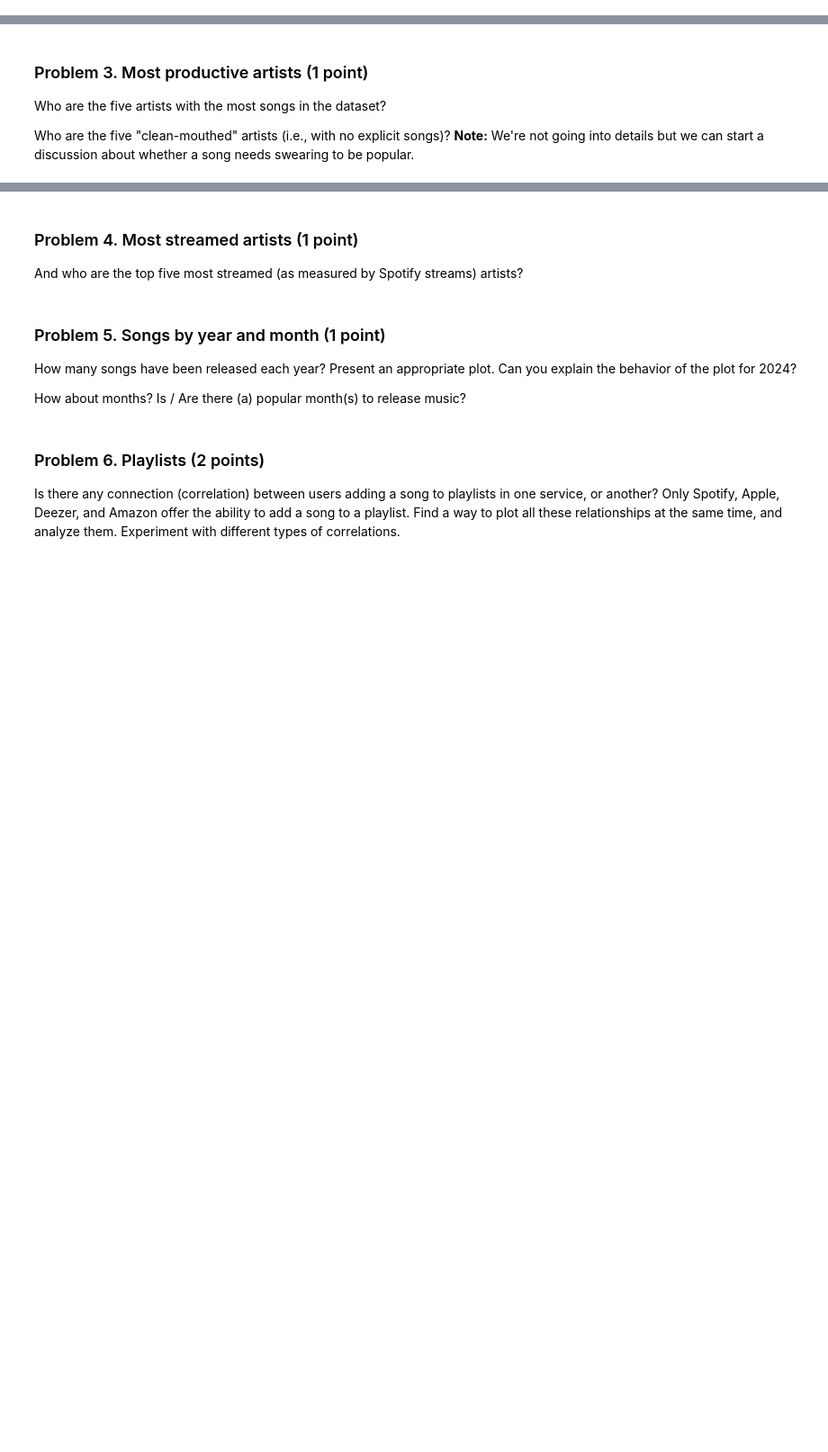
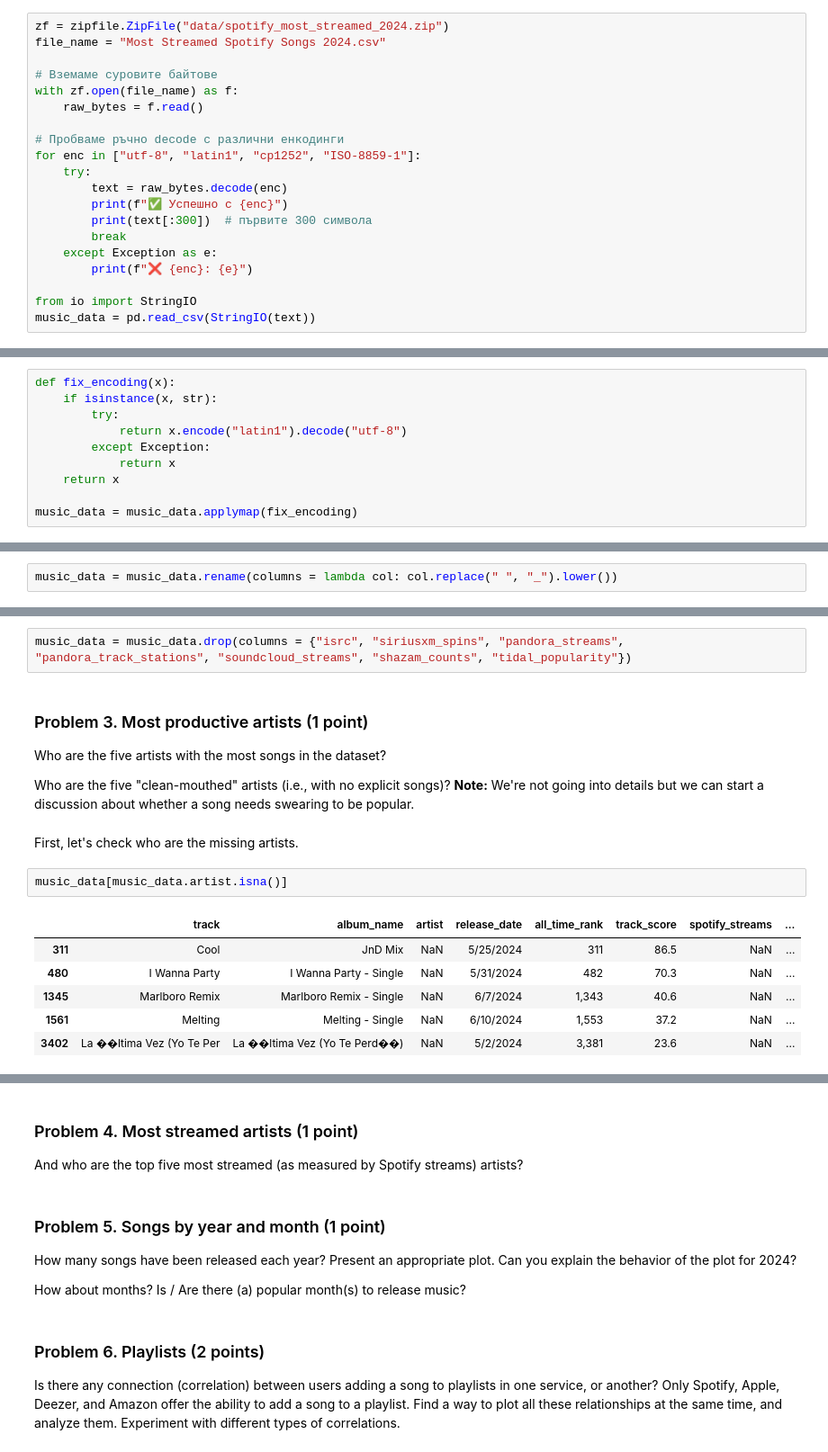
Before and after one commit to AI-Machine-Learning-Upskill-Programme/Data-Science, a Jupyter notebook: Data Science Course/Homeworks/03.Data-Visualization-Exploratory-Data-Analysis-Lab/Data Visualization and EDA Lab.ipynb, the cells around one changed output, grey strips where cells are left out. Shown: that part at 90% size. Drawn from its saved outputs; the diff is of its cells as text; blank space fills up the shorter version.

```diff
--- a/Data Science Course/Homeworks/03.Data-Visualization-Exploratory-Data-Analysis-Lab/Data Visualization and EDA Lab.ipynb
+++ b/Data Science Course/Homeworks/03.Data-Visualization-Exploratory-Data-Analysis-Lab/Data Visualization and EDA Lab.ipynb
@@ -43,0 +75,20 @@ music_data
+# %%
+zf = zipfile.ZipFile("data/spotify_most_streamed_2024.zip")
+file_name = "Most Streamed Spotify Songs 2024.csv"
+
+# Вземаме суровите байтове
+with zf.open(file_name) as f:
+    raw_bytes = f.read()
+
+# Пробваме ръчно decode с различни енкодинги
+for enc in ["utf-8", "latin1", "cp1252", "ISO-8859-1"]:
+    try:
+        text = raw_bytes.decode(enc)
+        print(f"✅ Успешно с {enc}")
+        print(text[:300])  # първите 300 символа
+        break
+    except Exception as e:
+        print(f"❌ {enc}: {e}")
+
+from io import StringIO
+music_data = pd.read_csv(StringIO(text))
@@ -44,3 +115,15 @@ music_data
+# %%
+def fix_encoding(x):
+    if isinstance(x, str):
+        try:
+            return x.encode("latin1").decode("utf-8")
+        except Exception:
+            return x
+    return x
+
+music_data = music_data.applymap(fix_encoding)
 # %% [markdown]
 ### Problem 2. Perform some cleaning (1 point)
 Ensure all data has been read correctly; check the data types. Give the columns better names (e.g. `all_time_rank`, `track_score`, etc.). To do so, try to use `apply()` instead of a manual mapping between old and new name. Get rid of any unnecessary ones.
+# %%
+music_data = music_data.rename(columns = lambda col: col.replace(" ", "_").lower())
@@ -47,5 +197,18 @@ Ensure all data has been read correctly; check the data types. Give the columns
+# %%
+music_data = music_data.drop(columns = {"isrc", "siriusxm_spins", "pandora_streams", "pandora_track_stations", "soundcloud_streams", "shazam_counts", "tidal_popularity"})
 # %% [markdown]
 ### Problem 3. Most productive artists (1 point)
 Who are the five artists with the most songs in the dataset?
 
 Who are the five "clean-mouthed" artists (i.e., with no explicit songs)? **Note:** We're not going into details but we can start a discussion about whether a song needs swearing to be popular.
+# %% [markdown]
+First, let's check who are the missing artists.
+# %%
+music_data[music_data.artist.isna()]
+# %% [output]
+|  | track | album_name | artist | release_date | all_time_rank | track_score | spotify_streams | ... |
+| 311 | Cool | JnD Mix | NaN | 5/25/2024 | 311 | 86.5 | NaN | ... |
+| 480 | I Wanna Party | I Wanna Party - Single | NaN | 5/31/2024 | 482 | 70.3 | NaN | ... |
+| 1345 | Marlboro Remix | Marlboro Remix - Single | NaN | 6/7/2024 | 1,343 | 40.6 | NaN | ... |
+| 1561 | Melting | Melting - Single | NaN | 6/10/2024 | 1,553 | 37.2 | NaN | ... |
+| 3402 | La ��ltima Vez (Yo Te Per | La ��ltima Vez (Yo Te Perd��) | NaN | 5/2/2024 | 3,381 | 23.6 | NaN | ... |
```
Also changed, not shown: parts of 21 cells of this notebook, 3 other files.
